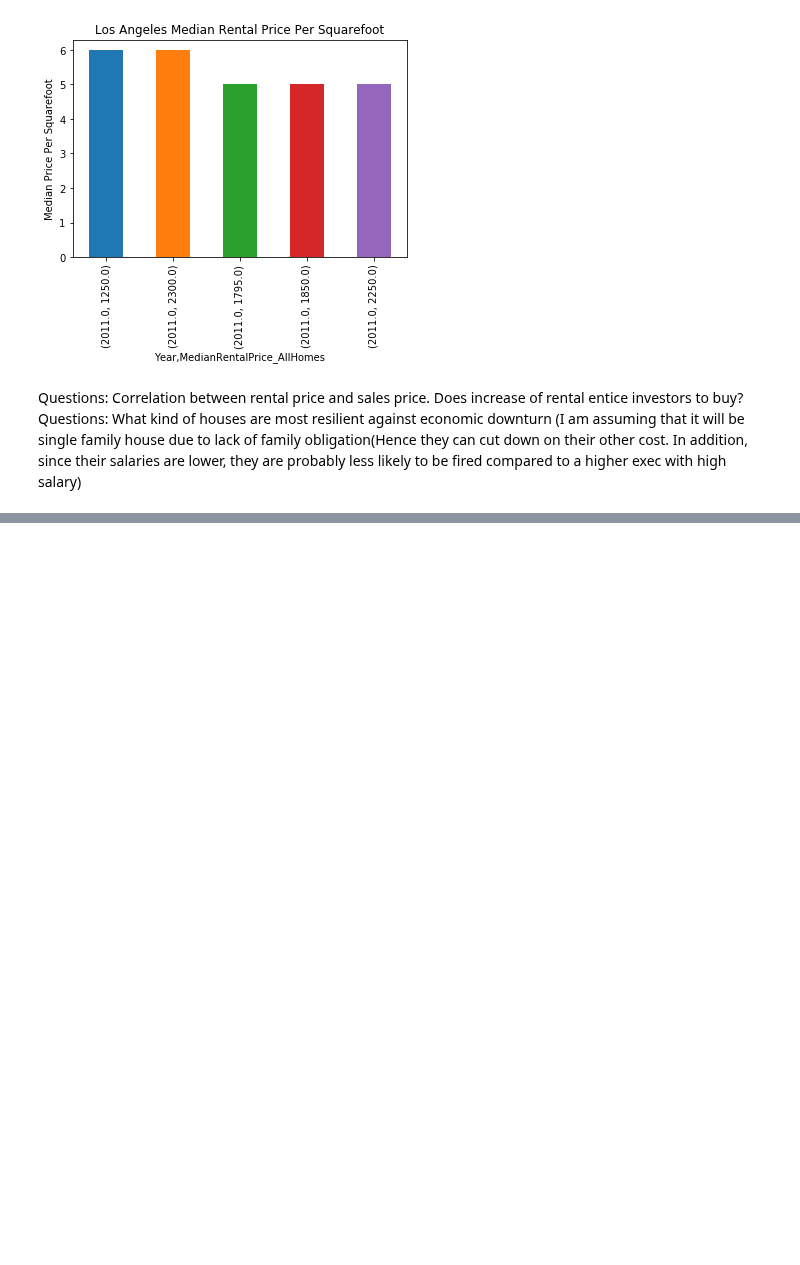
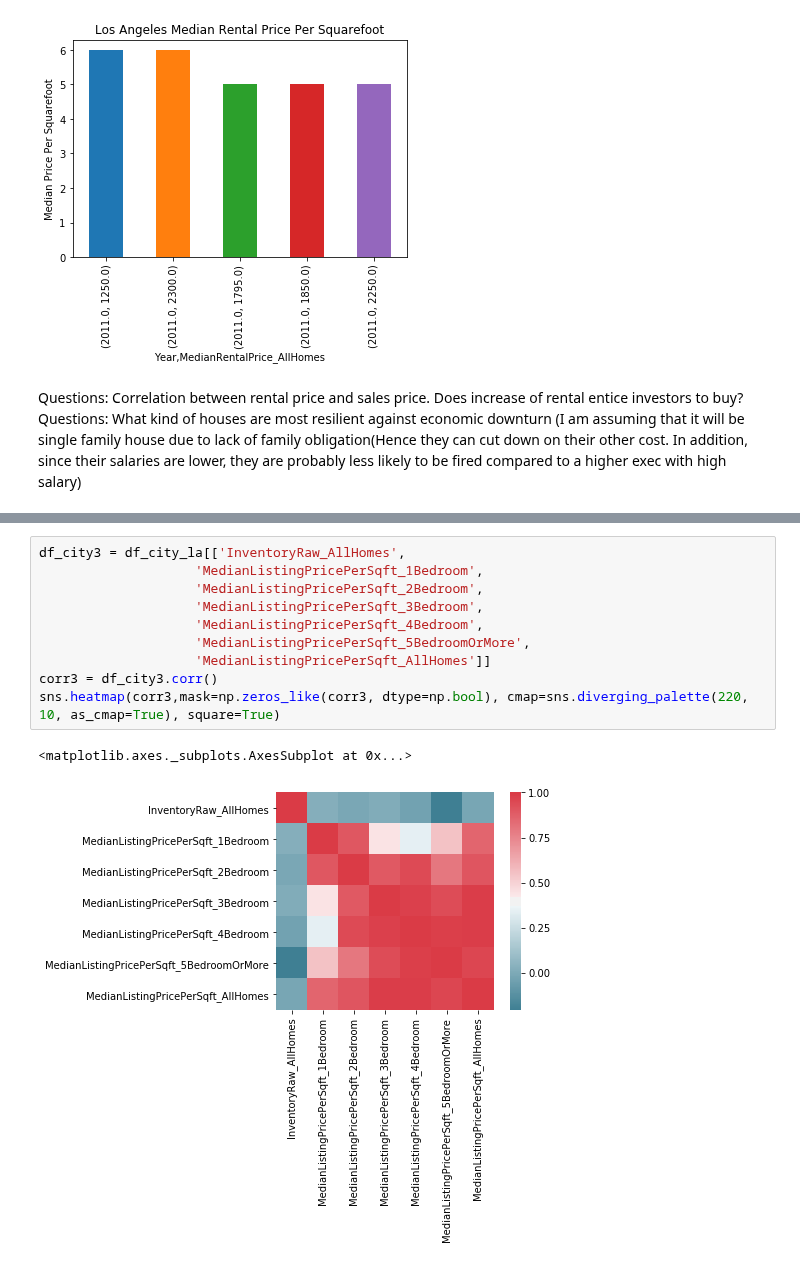
Before and after one commit to dannylo1992/zillow_data, a Jupyter notebook: zillow_housing_data.ipynb, the cells around one changed output, grey strips where cells are left out. Drawn from its saved outputs; the diff is of its cells as text; blank space fills up the shorter version.

```diff
--- a/zillow_housing_data.ipynb
+++ b/zillow_housing_data.ipynb
@@ -159,0 +180,13 @@ Questions: What kind of houses are most resilient against economic downturn
+# %%
+df_city3 = df_city_la[['InventoryRaw_AllHomes',
+                    'MedianListingPricePerSqft_1Bedroom',
+                    'MedianListingPricePerSqft_2Bedroom',
+                    'MedianListingPricePerSqft_3Bedroom',
+                    'MedianListingPricePerSqft_4Bedroom',
+                    'MedianListingPricePerSqft_5BedroomOrMore',
+                    'MedianListingPricePerSqft_AllHomes']]
+corr3 = df_city3.corr()
+sns.heatmap(corr3,mask=np.zeros_like(corr3, dtype=np.bool), cmap=sns.diverging_palette(220, 10, as_cmap=True), square=True)
+# %% [output]
+<matplotlib.axes._subplots.AxesSubplot at 0x...>
+[figure, added]
```
Also changed, not shown: parts of 10 cells of this notebook.
